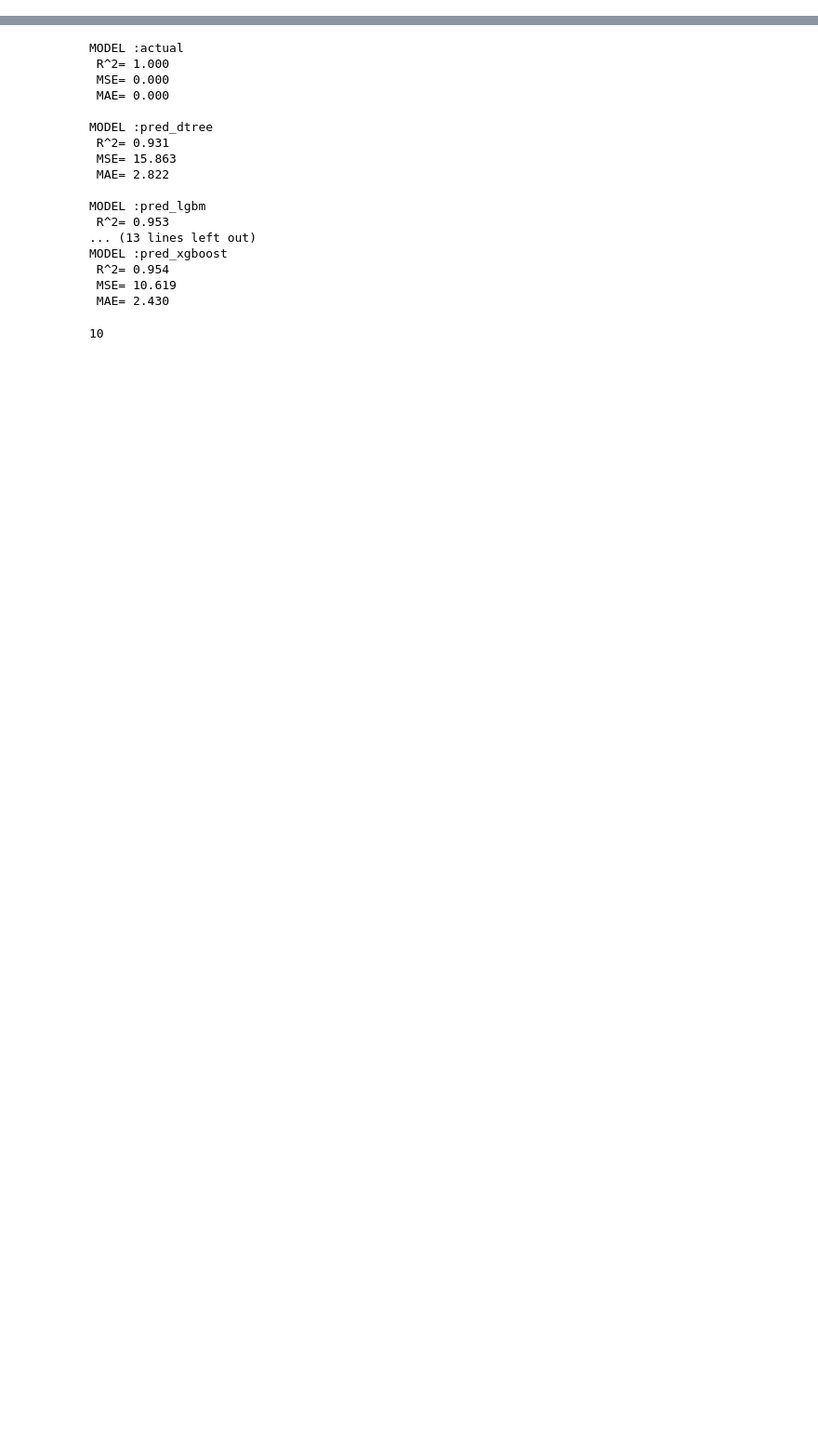
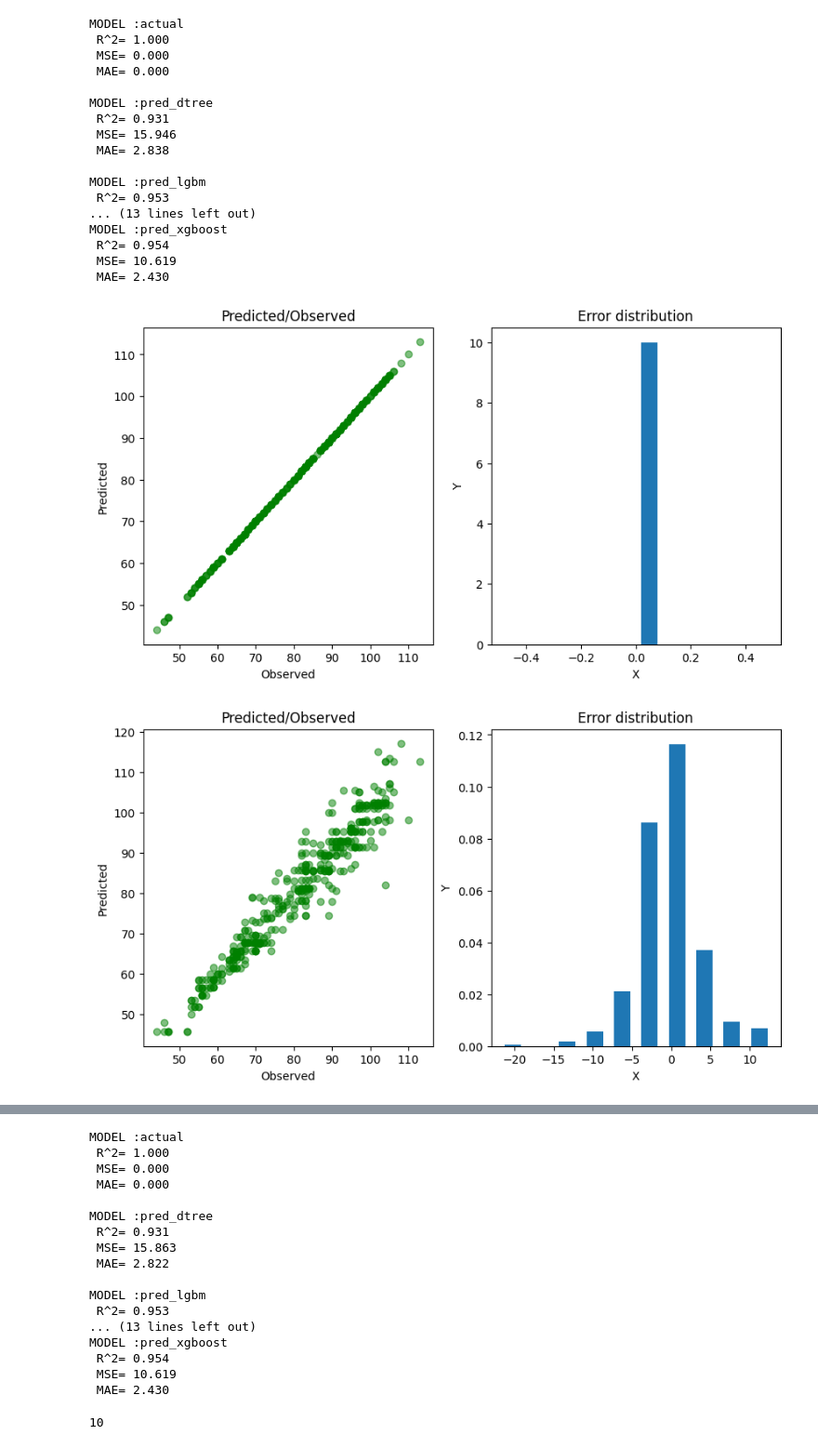
Before and after one commit to tieukhoimai/ml-airq4cast, a Jupyter notebook: viz.ipynb, the cells around one changed output, grey strips where cells are left out. Shown at 93% size. Cells and saved outputs as stored; diff of their text form; code cells hidden in the pictures; blank space fills up the shorter version.

```diff
--- a/viz.ipynb
+++ b/viz.ipynb
@@ -33,0 +160,3 @@ result = result.dropna()
+# %%
+# for full of data
+df_aqi_traffic = get_result_by_data_type('aqi_traffic_data')
@@ -33,0 +165,22 @@ result = result.dropna()
+# %%
+plot_score_chart(df_aqi_traffic)
+# %% [output]
+MODEL :actual
+ R^2= 1.000
+ MSE= 0.000
+ MAE= 0.000
+
+MODEL :pred_dtree
+ R^2= 0.931
+ MSE= 15.946
+ MAE= 2.838
+
+MODEL :pred_lgbm
+ R^2= 0.953
+... (13 lines left out)
+MODEL :pred_xgboost
+ R^2= 0.954
+ MSE= 10.619
+ MAE= 2.430
+[figure, added]
+[figure, added]
```
Also changed, not shown: parts of 24 cells of this notebook, 3 other files.
